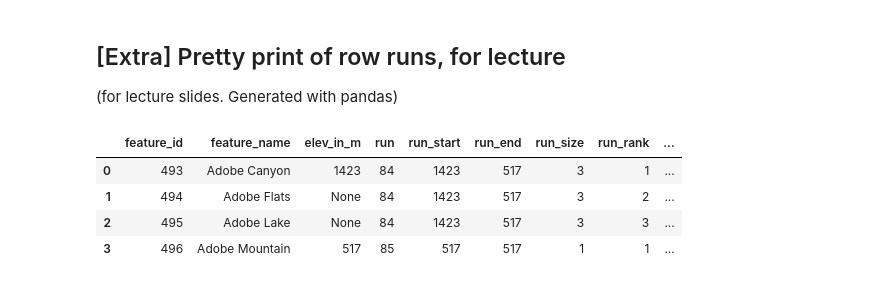
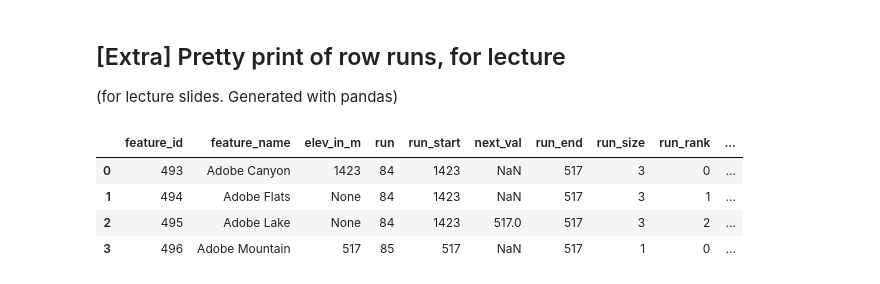
Before and after one commit to cal-data-eng/fa24-materials, a Jupyter notebook: lec/lec14/lec14-imputation.ipynb, the cells around one changed output. Cells and saved outputs as stored; diff of their text form; code cells hidden in the pictures.

Commit message:
Fix lec14 demo
Use DROP VIEW IF EXISTS to avoid error when view doesn't exist
Fix pretty print for lecture diagram to use 0-indexed run_rank

```diff
--- a/lec/lec14/lec14-imputation.ipynb
+++ b/lec/lec14/lec14-imputation.ipynb
@@ -432,17 +428,18 @@ Running query in 'postgresql://localhost:5432/postgres'
 # %%
 import pandas as pd
 pd.DataFrame.from_dict({"feature_id": [493, 494, 495, 496],
                         "feature_name": ["Adobe Canyon", "Adobe Flats", "Adobe Lake", "Adobe Mountain"],
                         "elev_in_m": [1423, "None", "None", 517],
                         "run": [84, 84, 84, 85],
                         "run_start": [1423, 1423, 1423, 517],
+                        "next_val": [None, None, 517, None],
                         "run_end": [517, 517, 517, 517],
                         "run_size": [3, 3, 3, 1],
-                        "run_rank": [1, 2, 3, 1],
+                        "run_rank": [0, 1, 2, 0],
                         "interpol_elev_in_m": [1423, 1121, 819, 517]})
 # %% [output]
-|  | feature_id | feature_name | elev_in_m | run | run_start | run_end | run_size | run_rank | ... |
-| 0 | 493 | Adobe Canyon | 1423 | 84 | 1423 | 517 | 3 | 1 | ... |
-| 1 | 494 | Adobe Flats | None | 84 | 1423 | 517 | 3 | 2 | ... |
-| 2 | 495 | Adobe Lake | None | 84 | 1423 | 517 | 3 | 3 | ... |
-| 3 | 496 | Adobe Mountain | 517 | 85 | 517 | 517 | 1 | 1 | ... |
+|  | feature_id | feature_name | elev_in_m | run | run_start | next_val | run_end | run_size | run_rank | ... |
+| 0 | 493 | Adobe Canyon | 1423 | 84 | 1423 | NaN | 517 | 3 | 0 | ... |
+| 1 | 494 | Adobe Flats | None | 84 | 1423 | NaN | 517 | 3 | 1 | ... |
+| 2 | 495 | Adobe Lake | None | 84 | 1423 | 517.0 | 517 | 3 | 2 | ... |
+| 3 | 496 | Adobe Mountain | 517 | 85 | 517 | NaN | 517 | 1 | 0 | ... |
```
Also changed, not shown: parts of 5 cells of this notebook.
